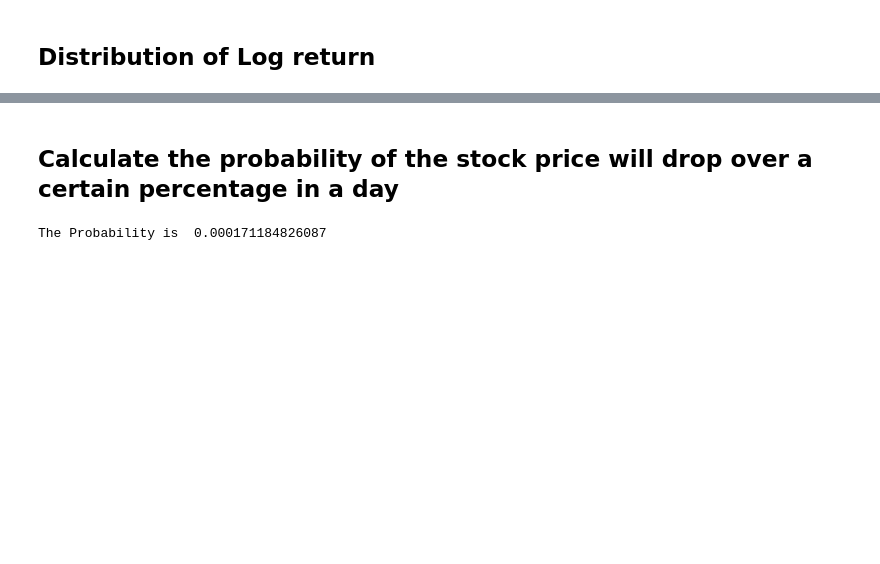
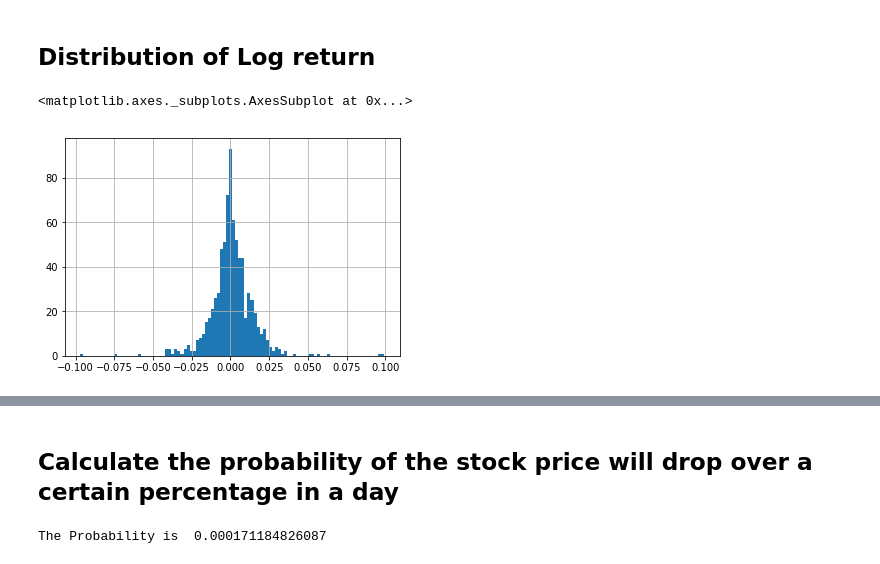
Before and after one commit to Arun97-creator/Python-for-Finance, a Jupyter notebook: Models+of+Stock+Return.ipynb, the cells around one changed output, grey strips where cells are left out. Cells and saved outputs as stored; diff of their text form; code cells hidden in the pictures; blank space fills up the shorter version.

```diff
--- a/Models+of+Stock+Return.ipynb
+++ b/Models+of+Stock+Return.ipynb
@@ -21,3 +27,7 @@ ms.head()
 # %%
 # let play around with ms data by calculating the log daily return
 ms['LogReturn'] = np.log(ms['Close']).shift(-1) - np.log(ms['Close'])
+ms['LogReturn'].hist(bins=100)
+# %% [output]
+<matplotlib.axes._subplots.AxesSubplot at 0x...>
+[figure, added]
```
Also changed, not shown: parts of 8 cells of this notebook.
